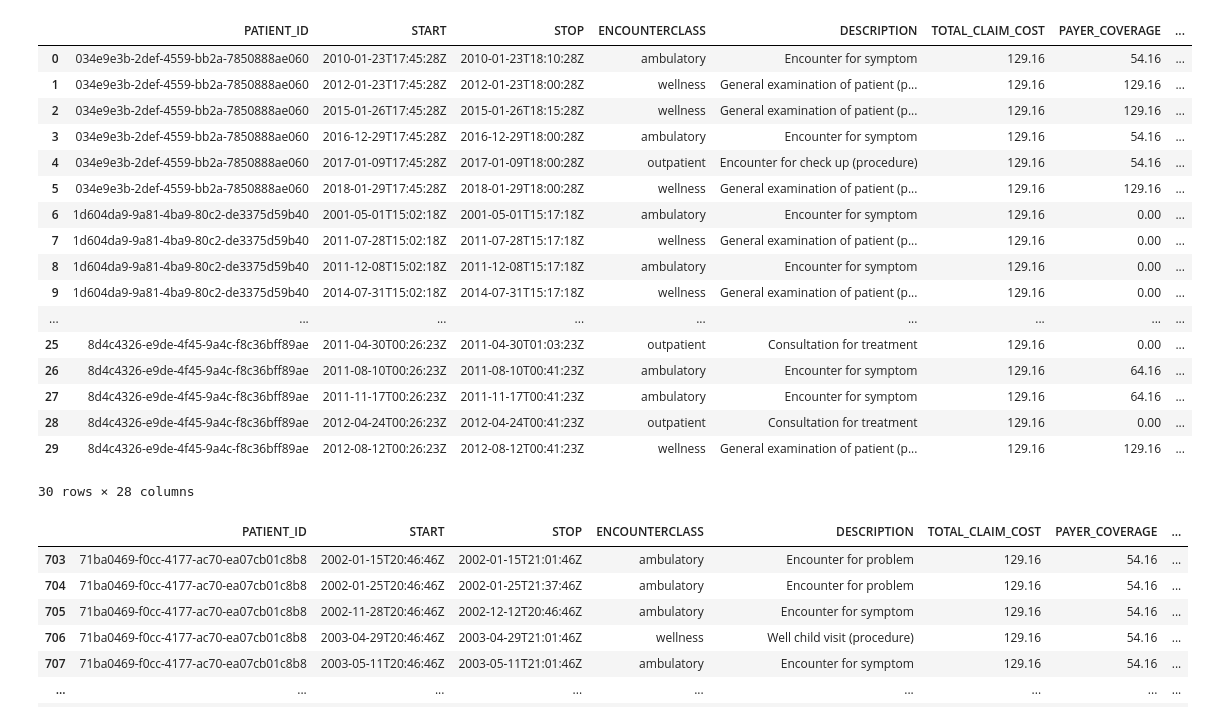
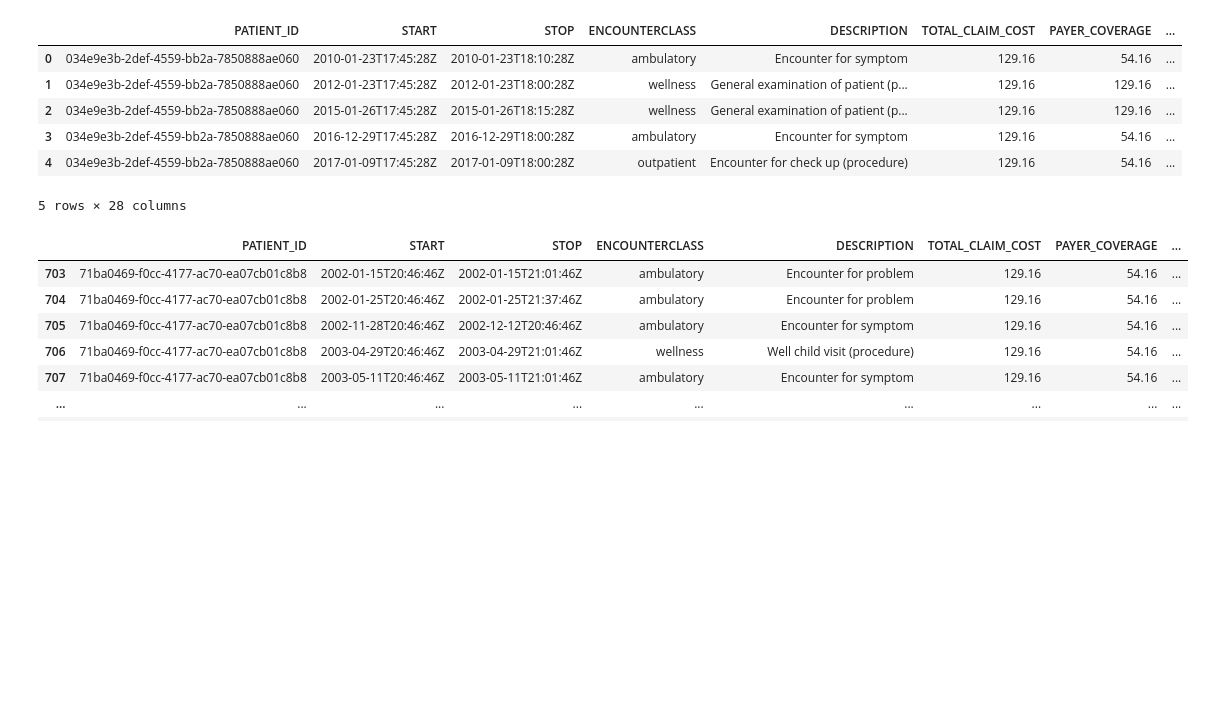
Before and after one commit to marieaimee40/test-sbc4d, a Jupyter notebook: Exercice_leçon3.ipynb, the cells around one changed output. Drawn from its saved outputs; the diff is of its cells as text; code cells hidden in the pictures; blank space fills up the shorter version.

Commit message:
commiter mon exercice de la lecon 3

```diff
--- a/Exercice_leçon3.ipynb
+++ b/Exercice_leçon3.ipynb
@@ -1,29 +1,18 @@
 # %%
 import pandas as pd
 import geopandas as gd
 import matplotlib.pyplot as plt
 
-df = pd.read_csv(r"C:\Users\TOSHIBA\Desktop\Projet_SDC4D\Exercice_lecon3\patient-data-anonymisation-exercise.csv", error_bad_lines=False)
-df.head(30)
+df = pd.read_csv(r"C:\Users\TOSHIBA\Desktop\Projet_SDC4D\test-sbc4d\patient-data-anonymisation-exercise.csv")
+df.head()
 # %% [output]
 |  | PATIENT_ID | START | STOP | ENCOUNTERCLASS | DESCRIPTION | TOTAL_CLAIM_COST | PAYER_COVERAGE | ... |
 | 0 | 034e9e3b-2def-4559-bb2a-7850888ae060 | 2010-01-23T17:45:28Z | 2010-01-23T18:10:28Z | ambulatory | Encounter for symptom | 129.16 | 54.16 | ... |
 | 1 | 034e9e3b-2def-4559-bb2a-7850888ae060 | 2012-01-23T17:45:28Z | 2012-01-23T18:00:28Z | wellness | General examination of patient (p... | 129.16 | 129.16 | ... |
 | 2 | 034e9e3b-2def-4559-bb2a-7850888ae060 | 2015-01-26T17:45:28Z | 2015-01-26T18:15:28Z | wellness | General examination of patient (p... | 129.16 | 129.16 | ... |
 | 3 | 034e9e3b-2def-4559-bb2a-7850888ae060 | 2016-12-29T17:45:28Z | 2016-12-29T18:00:28Z | ambulatory | Encounter for symptom | 129.16 | 54.16 | ... |
 | 4 | 034e9e3b-2def-4559-bb2a-7850888ae060 | 2017-01-09T17:45:28Z | 2017-01-09T18:00:28Z | outpatient | Encounter for check up (procedure) | 129.16 | 54.16 | ... |
-| 5 | 034e9e3b-2def-4559-bb2a-7850888ae060 | 2018-01-29T17:45:28Z | 2018-01-29T18:00:28Z | wellness | General examination of patient (p... | 129.16 | 129.16 | ... |
-| 6 | 1d604da9-9a81-4ba9-80c2-de3375d59b40 | 2001-05-01T15:02:18Z | 2001-05-01T15:17:18Z | ambulatory | Encounter for symptom | 129.16 | 0.00 | ... |
-| 7 | 1d604da9-9a81-4ba9-80c2-de3375d59b40 | 2011-07-28T15:02:18Z | 2011-07-28T15:17:18Z | wellness | General examination of patient (p... | 129.16 | 0.00 | ... |
-| 8 | 1d604da9-9a81-4ba9-80c2-de3375d59b40 | 2011-12-08T15:02:18Z | 2011-12-08T15:17:18Z | ambulatory | Encounter for symptom | 129.16 | 0.00 | ... |
-| 9 | 1d604da9-9a81-4ba9-80c2-de3375d59b40 | 2014-07-31T15:02:18Z | 2014-07-31T15:17:18Z | wellness | General examination of patient (p... | 129.16 | 0.00 | ... |
-| ... | ... | ... | ... | ... | ... | ... | ... | ... |
-| 25 | 8d4c4326-e9de-4f45-9a4c-f8c36bff89ae | 2011-04-30T00:26:23Z | 2011-04-30T01:03:23Z | outpatient | Consultation for treatment | 129.16 | 0.00 | ... |
-| 26 | 8d4c4326-e9de-4f45-9a4c-f8c36bff89ae | 2011-08-10T00:26:23Z | 2011-08-10T00:41:23Z | ambulatory | Encounter for symptom | 129.16 | 64.16 | ... |
-| 27 | 8d4c4326-e9de-4f45-9a4c-f8c36bff89ae | 2011-11-17T00:26:23Z | 2011-11-17T00:41:23Z | ambulatory | Encounter for symptom | 129.16 | 64.16 | ... |
-| 28 | 8d4c4326-e9de-4f45-9a4c-f8c36bff89ae | 2012-04-24T00:26:23Z | 2012-04-24T00:41:23Z | outpatient | Consultation for treatment | 129.16 | 0.00 | ... |
-| 29 | 8d4c4326-e9de-4f45-9a4c-f8c36bff89ae | 2012-08-12T00:26:23Z | 2012-08-12T00:41:23Z | wellness | General examination of patient (p... | 129.16 | 129.16 | ... |
-30 rows × 28 columns
+5 rows × 28 columns
 # %%
 df[df["PATIENT_ID"] == "71ba0469-f0cc-4177-ac70-ea07cb01c8b8"]
 # %% [output]
```
Also changed, not shown: parts of 16 cells of this notebook.
